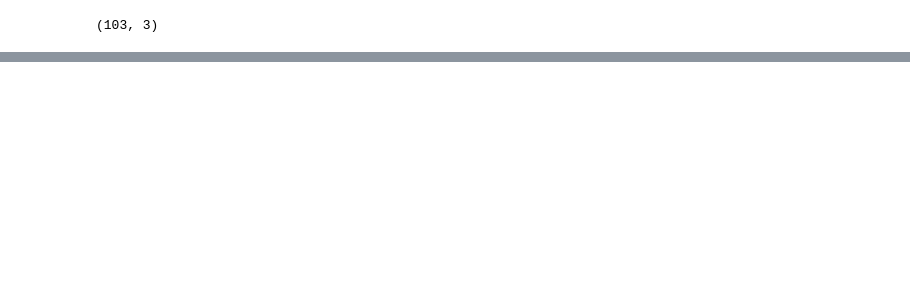
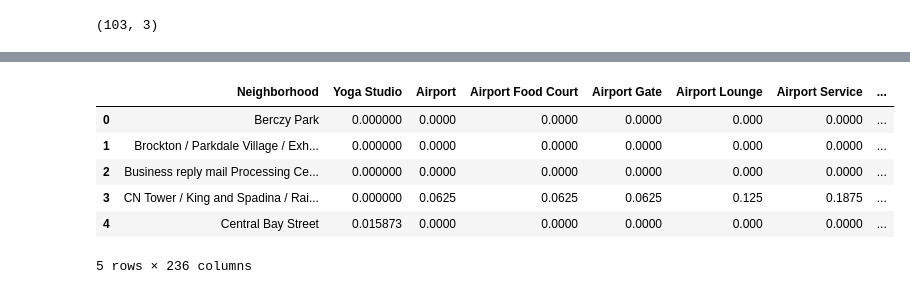
Before and after one commit to Sandhyabutty94/Coursera_Capstone, a Jupyter notebook: SandhyaButty_week3_Assignment.ipynb, the cells around one changed output, grey strips where cells are left out. Saved outputs shown, nothing was run; the diff lists cells and outputs as text; code cells hidden in the pictures; blank space fills up the shorter version.

```diff
--- a/SandhyaButty_week3_Assignment.ipynb
+++ b/SandhyaButty_week3_Assignment.ipynb
@@ -166,0 +285,7 @@ df.shape
+# %%
+neighborhood_latitude = df_toronto_denc.loc[0, 'Latitude'] # neighborhood latitude value
+neighborhood_longitude = df_toronto_denc.loc[0, 'Longitude'] # neighborhood longitude value
+
+print('Latitude and longitude values of {} are {}, {}.'.format(neighborhood_name,
+                                                               neighborhood_latitude,
+                                                               neighborhood_longitude))
@@ -166,0 +340,15 @@ df.shape
+# %%
+venues = results['response']['groups'][0]['items']
+nearby_venues = json_normalize(venues) # flatten JSON
+
+# filter columns
+filtered_columns = ['venue.name', 'venue.categories', 'venue.location.lat', 'venue.location.lng']
+nearby_venues =nearby_venues.loc[:, filtered_columns]
+
+# filter the category for each row
+nearby_venues['venue.categories'] = nearby_venues.apply(get_category_type, axis=1)
+
+# clean columns
+nearby_venues.columns = [col.split(".")[-1] for col in nearby_venues.columns]
+
+nearby_venues
@@ -166,0 +401,5 @@ df.shape
+# %%
+toronto_denc_venues = getNearbyVenues(names=df_toronto_denc['Neighborhood'],
+                                   latitudes=df_toronto_denc['Latitude'],
+                                   longitudes=df_toronto_denc['Longitude']
+                                  )
@@ -166,0 +440,12 @@ df.shape
+# %%
+# one hot encoding
+toronto_denc_onehot = pd.get_dummies(toronto_denc_venues[['Venue Category']], prefix="", prefix_sep="")
+
+# add neighborhood column back to dataframe
+toronto_denc_onehot['Neighborhood'] = toronto_denc_venues['Neighborhood']
+
+# move neighborhood column to the first column
+fixed_columns = [toronto_denc_onehot.columns[-1]] + list(toronto_denc_onehot.columns[:-1])
+toronto_denc_onehot = toronto_denc_onehot[fixed_columns]
+
+toronto_denc_onehot.head()
@@ -166,0 +460,11 @@ df.shape
+# %%
+toronto_denc_grouped = toronto_denc_onehot.groupby('Neighborhood').mean().reset_index()
+toronto_denc_grouped.head()
+# %% [output]
+|  | Neighborhood | Yoga Studio | Airport | Airport Food Court | Airport Gate | Airport Lounge | Airport Service | ... |
+| 0 | Berczy Park | 0.000000 | 0.0000 | 0.0000 | 0.0000 | 0.000 | 0.0000 | ... |
+| 1 | Brockton / Parkdale Village / Exh... | 0.000000 | 0.0000 | 0.0000 | 0.0000 | 0.000 | 0.0000 | ... |
+| 2 | Business reply mail Processing Ce... | 0.000000 | 0.0000 | 0.0000 | 0.0000 | 0.000 | 0.0000 | ... |
+| 3 | CN Tower / King and Spadina / Rai... | 0.000000 | 0.0625 | 0.0625 | 0.0625 | 0.125 | 0.1875 | ... |
+| 4 | Central Bay Street | 0.015873 | 0.0000 | 0.0000 | 0.0000 | 0.000 | 0.0000 | ... |
+5 rows × 236 columns
```
Also changed, not shown: parts of 42 cells of this notebook.
